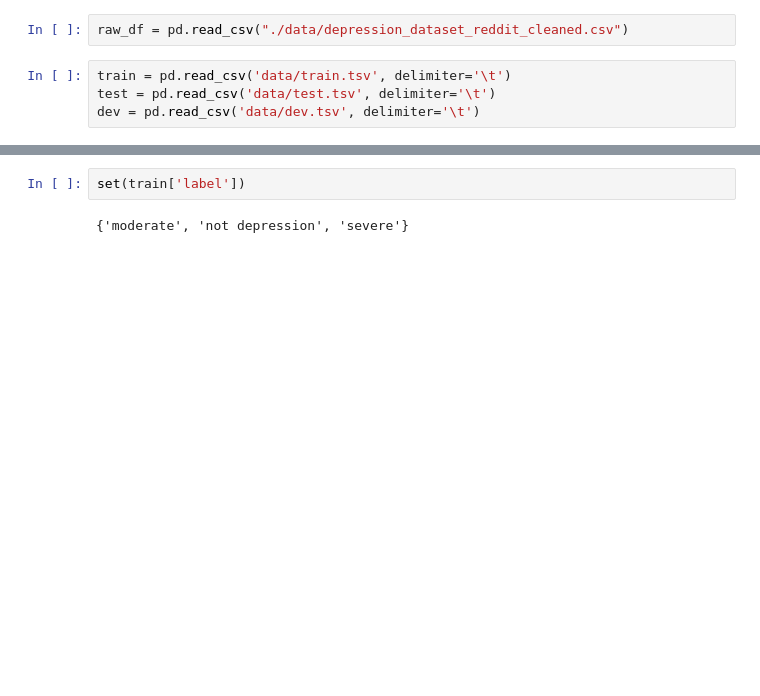
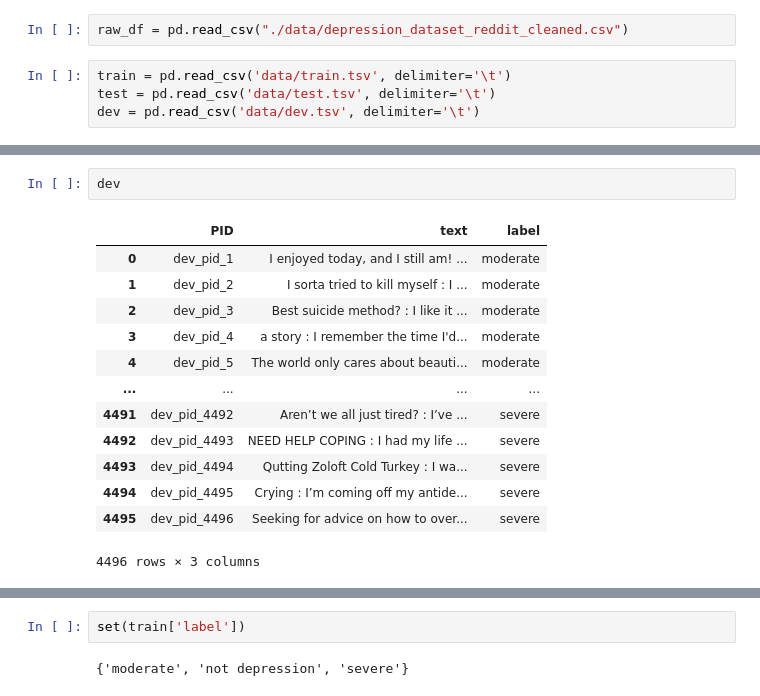
Before and after one commit to CwjNavi/AI_Project_Depression_Detection, a Jupyter notebook: datacleaning.ipynb, the cells around one changed output, grey strips where cells are left out. Drawn from its saved outputs; the diff is of its cells as text; blank space fills up the shorter version.

```diff
--- a/datacleaning.ipynb
+++ b/datacleaning.ipynb
@@ -16,0 +33,16 @@ dev = pd.read_csv('data/dev.tsv', delimiter='\t')
+# %%
+dev
+# %% [output]
+|  | PID | text | label |
+| 0 | dev_pid_1 | I enjoyed today, and I still am! ... | moderate |
+| 1 | dev_pid_2 | I sorta tried to kill myself : I ... | moderate |
+| 2 | dev_pid_3 | Best suicide method? : I like it ... | moderate |
+| 3 | dev_pid_4 | a story : I remember the time I'd... | moderate |
+| 4 | dev_pid_5 | The world only cares about beauti... | moderate |
+| ... | ... | ... | ... |
+| 4491 | dev_pid_4492 | Aren’t we all just tired? : I’ve ... | severe |
+| 4492 | dev_pid_4493 | NEED HELP COPING : I had my life ... | severe |
+| 4493 | dev_pid_4494 | Qutting Zoloft Cold Turkey : I wa... | severe |
+| 4494 | dev_pid_4495 | Crying : I’m coming off my antide... | severe |
+| 4495 | dev_pid_4496 | Seeking for advice on how to over... | severe |
+4496 rows × 3 columns
```
Also changed, not shown: parts of 9 cells of this notebook, 1 other file.
